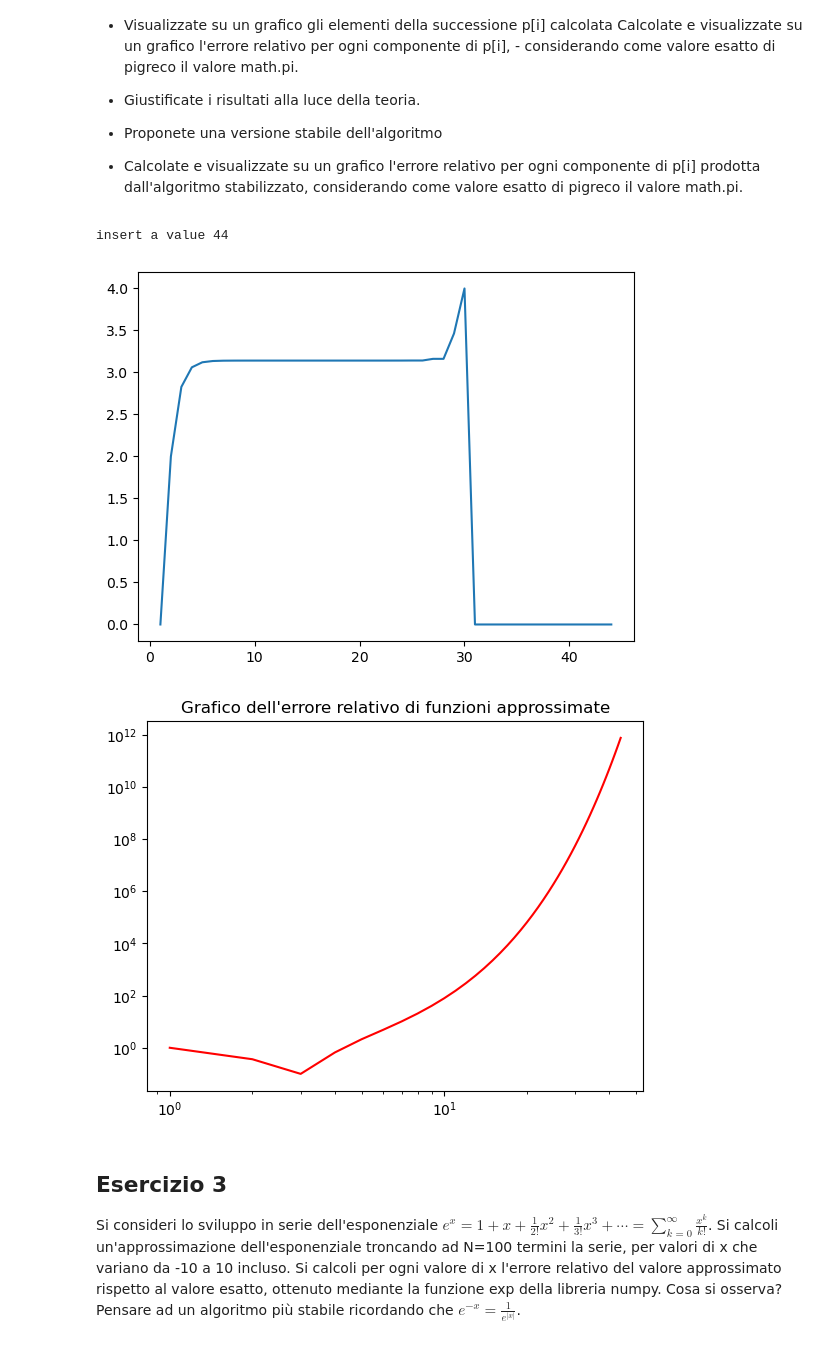
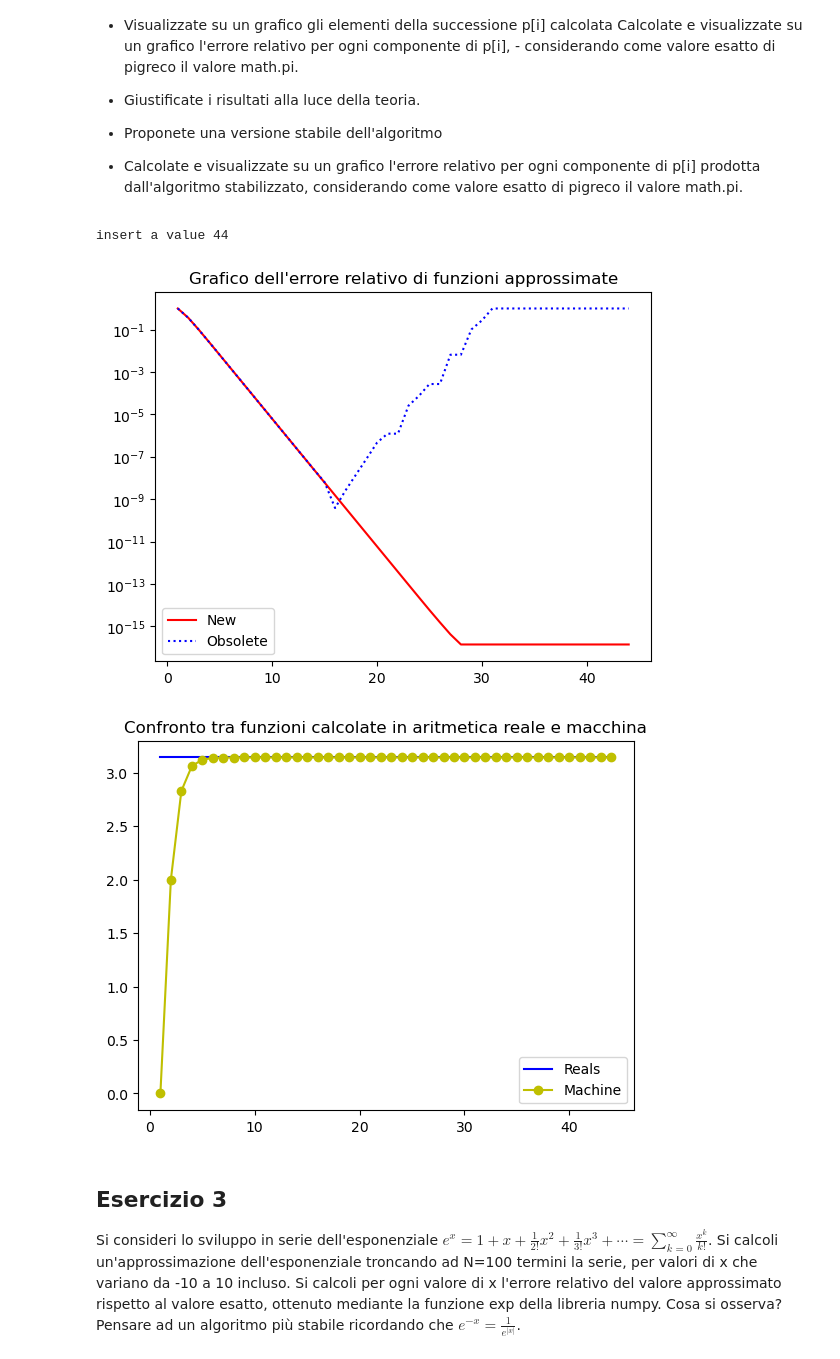
Before and after one commit to KeegTheBoi/metodi_numerici_es, a Jupyter notebook: Lecture 5/Esercitazione5.ipynb, the cells around one changed output. Drawn from its saved outputs; the diff is of its cells as text; code cells hidden in the pictures.

```diff
--- a/Lecture 5/Esercitazione5.ipynb
+++ b/Lecture 5/Esercitazione5.ipynb
@@ -65,6 +66,7 @@ for i in range(1,n):
 - Calcolate e visualizzate su un grafico l'errore relativo per ogni componente di p[i] prodotta dall'algoritmo stabilizzato, considerando come valore esatto di
 pigreco il valore math.pi.
 # %%
+#2
 import math
 
 def arch(n):
@@ -92,26 +94,25 @@ def opt_arch(n):
     for i in range(1,n):
         p[i]=b[i-1]*s[i-1]
         b[i]=2*b[i-1]
-        s[i] = math.sqrt(s[i-1] ** 2 / 2 * (1 + math.sqrt(1 - s[i-1] ** 2)))
+        s[i] = s[i-1] * math.sqrt(1.0 / (2.0 * (1.0 + math.sqrt(1.0 - s[i-1] ** 2))))
 
     return p
 
-reals_pi = lambda n: np.repeat(math.pi, n)
+reals_pi = lambda n: np.full(n, math.pi)
 # %%
 n = int(input("insert a value"))
 
 dc = DomainCreator((1, n))
 dc.compute(lambda b: dc.k)
 
-fe = FunctionEvaluator(opt_arch, n)
-plt.plot(dc.n, arch(n))
-plt.show()
+fe = FunctionEvaluator(opt_arch, n, obsolete=arch)
 
-fe.plot_err(reals_pi(n), what=dc.n)
+fe.plot_err(reals_pi(n), what=dc.n, compare=True)
+fe.plot_compares(dc.n)
 # %% [output]
 insert a value 44
-[figure, old version]
+[figure, new version]
-[figure, old version]
+[figure, new version]
 # %% [markdown]
 ## Esercizio 3
 Si consideri lo sviluppo in serie dell'esponenziale $e^x=1+x+\frac{1}{2!}x^2+\frac{1}{3!}x^3+\cdots =\sum_{k=0}^\infty \frac{x^k}{k!} $. Si calcoli un'approssimazione dell'esponenziale troncando ad N=100 termini la serie, per valori di x che variano da -10 a 10 incluso. Si calcoli  per ogni valore di x l'errore relativo del valore approssimato rispetto al valore esatto, ottenuto mediante la funzione exp della libreria numpy. Cosa si osserva? Pensare ad un algoritmo più stabile ricordando che $e^{-x}=\frac{1}{e^{|x|}}$.
```
Also changed, not shown: parts of 7 cells of this notebook, 1 other file.
